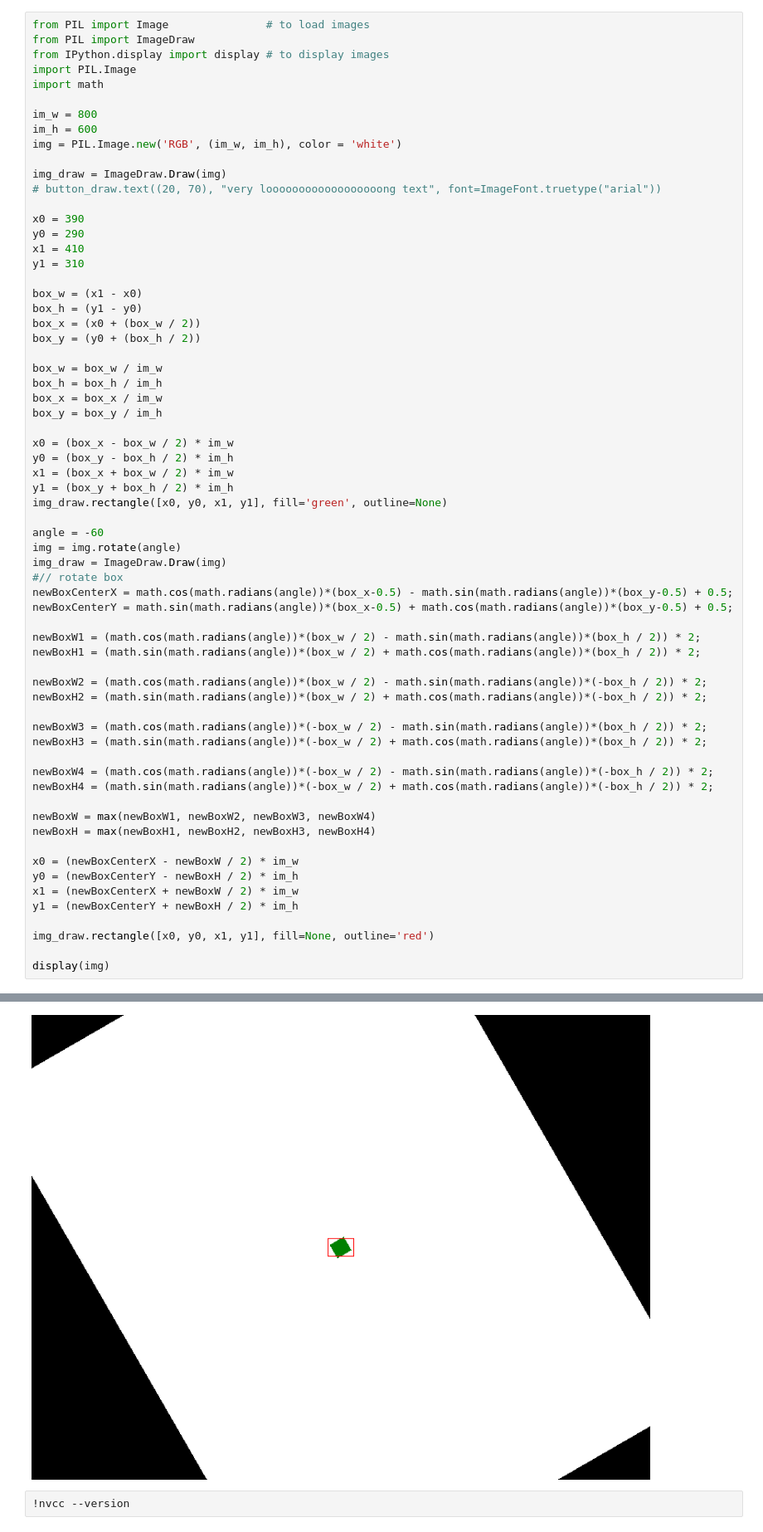
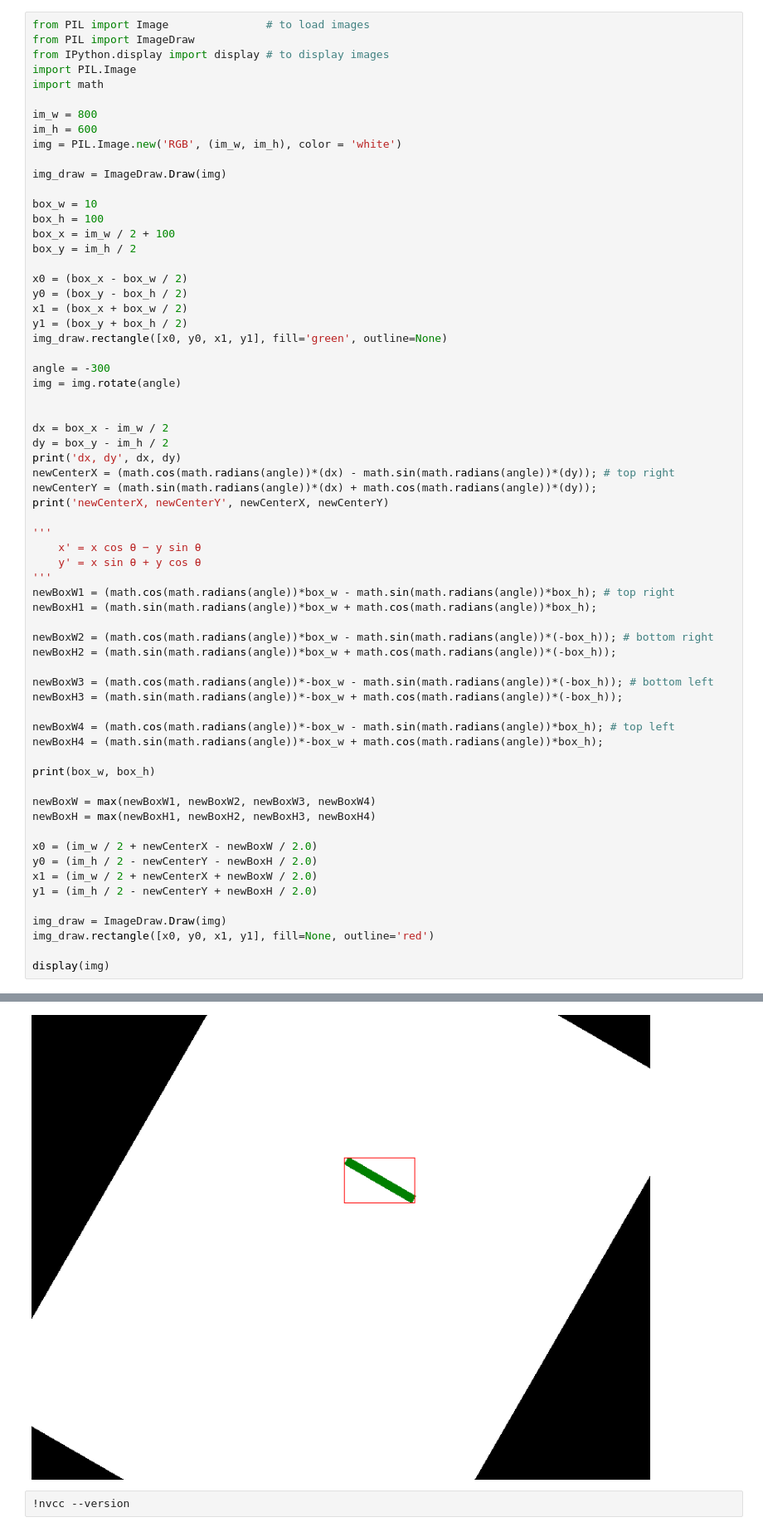
Before and after one commit to 19greg96/yolo-onlab, a Jupyter notebook: onlab.ipynb, the cells around one changed output, grey strips where cells are left out. Shown at 83% size. Drawn from its saved outputs; the diff is of its cells as text.

```diff
--- a/onlab.ipynb
+++ b/onlab.ipynb
@@ -12,56 +12,56 @@ im_h = 600
 img = PIL.Image.new('RGB', (im_w, im_h), color = 'white')
 
 img_draw = ImageDraw.Draw(img)
-# button_draw.text((20, 70), "very loooooooooooooooooong text", font=ImageFont.truetype("arial"))
 
-x0 = 390
-y0 = 290
-x1 = 410
-y1 = 310
+box_w = 10
+box_h = 100
+box_x = im_w / 2 + 100
+box_y = im_h / 2
 
-box_w = (x1 - x0)
-box_h = (y1 - y0)
-box_x = (x0 + (box_w / 2))
-box_y = (y0 + (box_h / 2))
-
-box_w = box_w / im_w
-box_h = box_h / im_h
-box_x = box_x / im_w
-box_y = box_y / im_h
-
-x0 = (box_x - box_w / 2) * im_w
-y0 = (box_y - box_h / 2) * im_h
-x1 = (box_x + box_w / 2) * im_w
-y1 = (box_y + box_h / 2) * im_h
+x0 = (box_x - box_w / 2)
+y0 = (box_y - box_h / 2)
+x1 = (box_x + box_w / 2)
+y1 = (box_y + box_h / 2)
 img_draw.rectangle([x0, y0, x1, y1], fill='green', outline=None)
 
-angle = -60
+angle = -300
 img = img.rotate(angle)
-img_draw = ImageDraw.Draw(img)
-#// rotate box
-newBoxCenterX = math.cos(math.radians(angle))*(box_x-0.5) - math.sin(math.radians(angle))*(box_y-0.5) + 0.5;
-newBoxCenterY = math.sin(math.radians(angle))*(box_x-0.5) + math.cos(math.radians(angle))*(box_y-0.5) + 0.5;
 
-newBoxW1 = (math.cos(math.radians(angle))*(box_w / 2) - math.sin(math.radians(angle))*(box_h / 2)) * 2;
-newBoxH1 = (math.sin(math.radians(angle))*(box_w / 2) + math.cos(math.radians(angle))*(box_h / 2)) * 2;
 
-newBoxW2 = (math.cos(math.radians(angle))*(box_w / 2) - math.sin(math.radians(angle))*(-box_h / 2)) * 2;
-newBoxH2 = (math.sin(math.radians(angle))*(box_w / 2) + math.cos(math.radians(angle))*(-box_h / 2)) * 2;
+dx = box_x - im_w / 2
+dy = box_y - im_h / 2
+print('dx, dy', dx, dy)
+newCenterX = (math.cos(math.radians(angle))*(dx) - math.sin(math.radians(angle))*(dy)); # top right
+newCenterY = (math.sin(math.radians(angle))*(dx) + math.cos(math.radians(angle))*(dy));
+print('newCenterX, newCenterY', newCenterX, newCenterY)
 
-newBoxW3 = (math.cos(math.radians(angle))*(-box_w / 2) - math.sin(math.radians(angle))*(box_h / 2)) * 2;
-newBoxH3 = (math.sin(math.radians(angle))*(-box_w / 2) + math.cos(math.radians(angle))*(box_h / 2)) * 2;
+'''
+    x' = x cos θ − y sin θ
+    y' = x sin θ + y cos θ
+'''
+newBoxW1 = (math.cos(math.radians(angle))*box_w - math.sin(math.radians(angle))*box_h); # top right
+newBoxH1 = (math.sin(math.radians(angle))*box_w + math.cos(math.radians(angle))*box_h);
 
-newBoxW4 = (math.cos(math.radians(angle))*(-box_w / 2) - math.sin(math.radians(angle))*(-box_h / 2)) * 2;
-newBoxH4 = (math.sin(math.radians(angle))*(-box_w / 2) + math.cos(math.radians(angle))*(-box_h / 2)) * 2;
+newBoxW2 = (math.cos(math.radians(angle))*box_w - math.sin(math.radians(angle))*(-box_h)); # bottom right
+newBoxH2 = (math.sin(math.radians(angle))*box_w + math.cos(math.radians(angle))*(-box_h));
+
+newBoxW3 = (math.cos(math.radians(angle))*-box_w - math.sin(math.radians(angle))*(-box_h)); # bottom left
+newBoxH3 = (math.sin(math.radians(angle))*-box_w + math.cos(math.radians(angle))*(-box_h));
+
+newBoxW4 = (math.cos(math.radians(angle))*-box_w - math.sin(math.radians(angle))*box_h); # top left
+newBoxH4 = (math.sin(math.radians(angle))*-box_w + math.cos(math.radians(angle))*box_h);
+
+print(box_w, box_h)
 
 newBoxW = max(newBoxW1, newBoxW2, newBoxW3, newBoxW4)
 newBoxH = max(newBoxH1, newBoxH2, newBoxH3, newBoxH4)
 
-x0 = (newBoxCenterX - newBoxW / 2) * im_w
-y0 = (newBoxCenterY - newBoxH / 2) * im_h
-x1 = (newBoxCenterX + newBoxW / 2) * im_w
-y1 = (newBoxCenterY + newBoxH / 2) * im_h
+x0 = (im_w / 2 + newCenterX - newBoxW / 2.0)
+y0 = (im_h / 2 - newCenterY - newBoxH / 2.0)
+x1 = (im_w / 2 + newCenterX + newBoxW / 2.0)
+y1 = (im_h / 2 - newCenterY + newBoxH / 2.0)
 
+img_draw = ImageDraw.Draw(img)
 img_draw.rectangle([x0, y0, x1, y1], fill=None, outline='red')
 
 display(img)
@@ -69,4 +72,4 @@ display(img)
-[figure, old version]
+[figure, new version]
 # %%
 !nvcc --version
 # %% [output]
```
Also changed, not shown: parts of 1 cell of this notebook.
